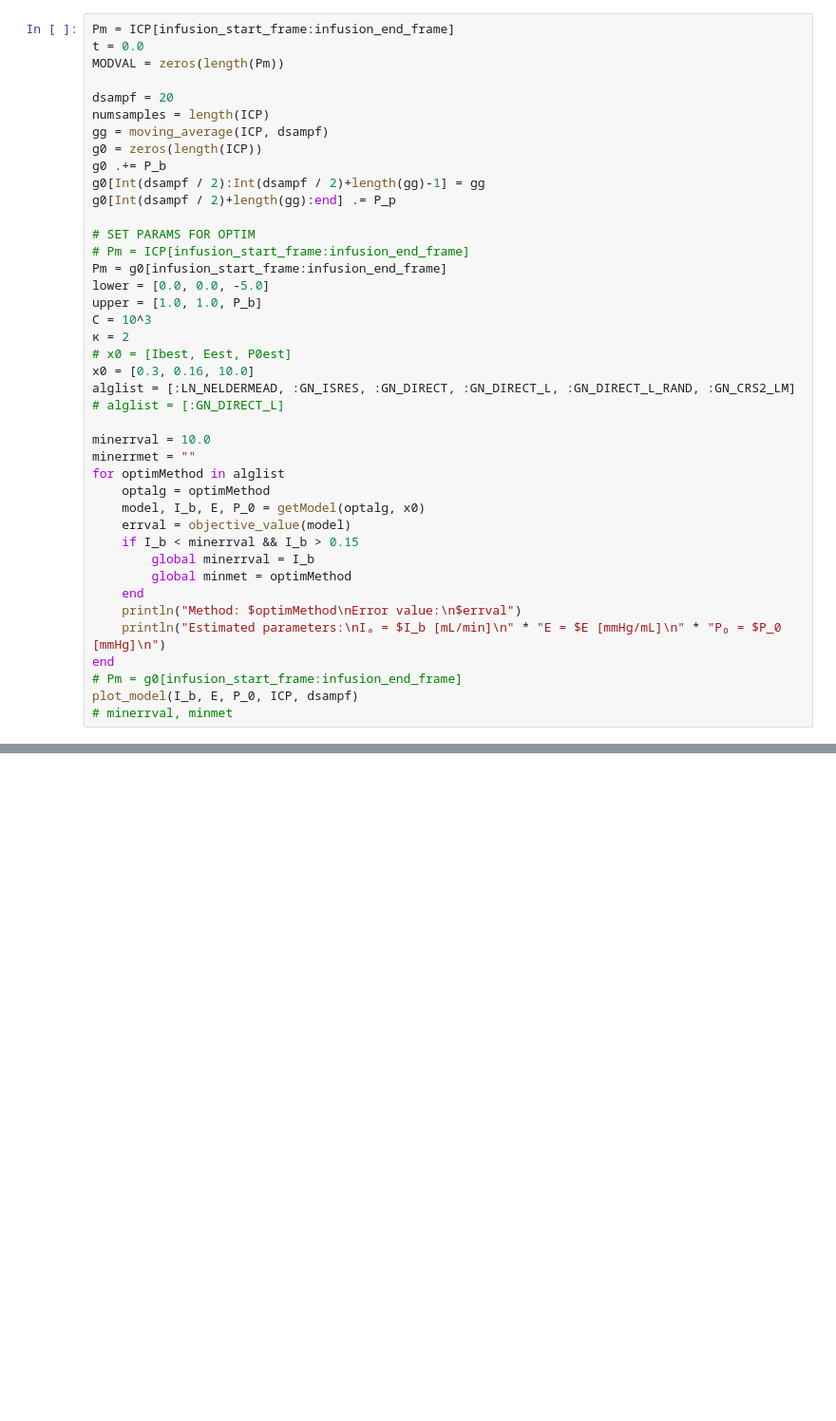
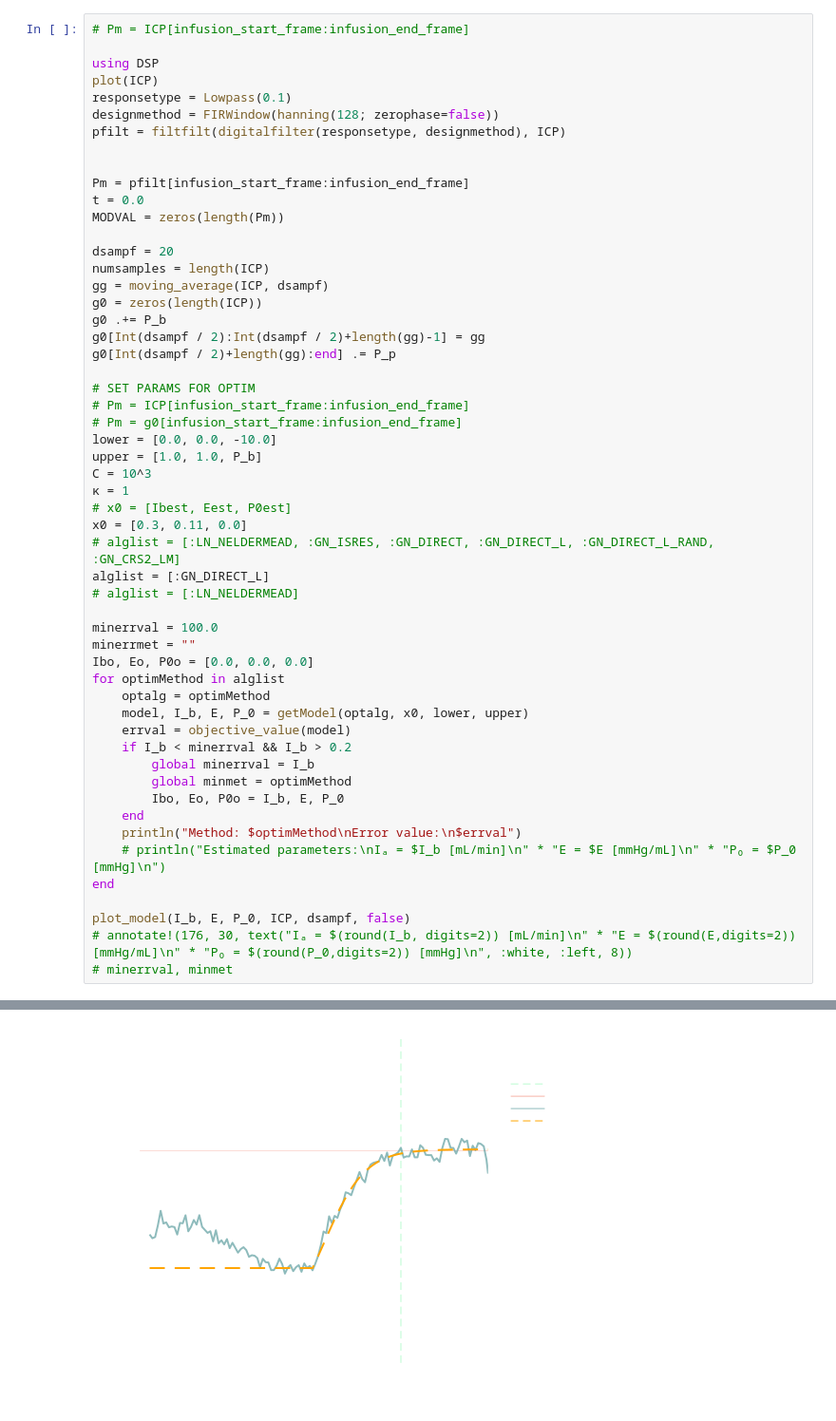
Before and after one commit to jeremi-chabros/CSF-dynamics, a Jupyter notebook: fitModelNew.ipynb, the cells around one changed output, grey strips where cells are left out. Shown at 95% size. Cells and saved outputs as stored; diff of their text form; blank space fills up the shorter version.

```diff
--- a/fitModelNew.ipynb
+++ b/fitModelNew.ipynb
@@ -68,5 +97,14 @@ myerrfun (generic function with 1 method)
 # %%
-Pm = ICP[infusion_start_frame:infusion_end_frame]
+# Pm = ICP[infusion_start_frame:infusion_end_frame]
+
+using DSP
+plot(ICP)
+responsetype = Lowpass(0.1)
+designmethod = FIRWindow(hanning(128; zerophase=false))
+pfilt = filtfilt(digitalfilter(responsetype, designmethod), ICP)
+
+
+Pm = pfilt[infusion_start_frame:infusion_end_frame]
 t = 0.0
 MODVAL = zeros(length(Pm))
 
@@ -80,29 +118,34 @@ g0[Int(dsampf / 2)+length(gg):end] .= P_p
 
 # SET PARAMS FOR OPTIM
 # Pm = ICP[infusion_start_frame:infusion_end_frame]
-Pm = g0[infusion_start_frame:infusion_end_frame]
-lower = [0.0, 0.0, -5.0]
+# Pm = g0[infusion_start_frame:infusion_end_frame]
+lower = [0.0, 0.0, -10.0]
 upper = [1.0, 1.0, P_b]
 C = 10^3
-κ = 2
+κ = 1
 # x0 = [Ibest, Eest, P0est]
-x0 = [0.3, 0.16, 10.0]
-alglist = [:LN_NELDERMEAD, :GN_ISRES, :GN_DIRECT, :GN_DIRECT_L, :GN_DIRECT_L_RAND, :GN_CRS2_LM]
-# alglist = [:GN_DIRECT_L]
+x0 = [0.3, 0.11, 0.0]
+# alglist = [:LN_NELDERMEAD, :GN_ISRES, :GN_DIRECT, :GN_DIRECT_L, :GN_DIRECT_L_RAND, :GN_CRS2_LM]
+alglist = [:GN_DIRECT_L]
+# alglist = [:LN_NELDERMEAD]
 
-minerrval = 10.0
+minerrval = 100.0
 minerrmet = ""
+Ibo, Eo, P0o = [0.0, 0.0, 0.0]
 for optimMethod in alglist
     optalg = optimMethod
-    model, I_b, E, P_0 = getModel(optalg, x0)
+    model, I_b, E, P_0 = getModel(optalg, x0, lower, upper)
     errval = objective_value(model)
-    if I_b < minerrval && I_b > 0.15
+    if I_b < minerrval && I_b > 0.2
         global minerrval = I_b
         global minmet = optimMethod
+        Ibo, Eo, P0o = I_b, E, P_0
     end
     println("Method: $optimMethod\nError value:\n$errval")
-    println("Estimated parameters:\nIₐ = $I_b [mL/min]\n" * "E = $E [mmHg/mL]\n" * "P₀ = $P_0 [mmHg]\n")
+    # println("Estimated parameters:\nIₐ = $I_b [mL/min]\n" * "E = $E [mmHg/mL]\n" * "P₀ = $P_0 [mmHg]\n")
 end
-# Pm = g0[infusion_start_frame:infusion_end_frame]
-plot_model(I_b, E, P_0, ICP, dsampf)
+
+plot_model(I_b, E, P_0, ICP, dsampf, false)
+# annotate!(176, 30, text("Iₐ = $(round(I_b, digits=2)) [mL/min]\n" * "E = $(round(E,digits=2)) [mmHg/mL]\n" * "P₀ = $(round(P_0,digits=2)) [mmHg]\n", :white, :left, 8))
 # minerrval, minmet
+# %% [output]
@@ -108,0 +159 @@ plot_model(I_b, E, P_0, ICP, dsampf)
+[figure, added]
```
Also changed, not shown: parts of 7 cells of this notebook, 1 other file.
